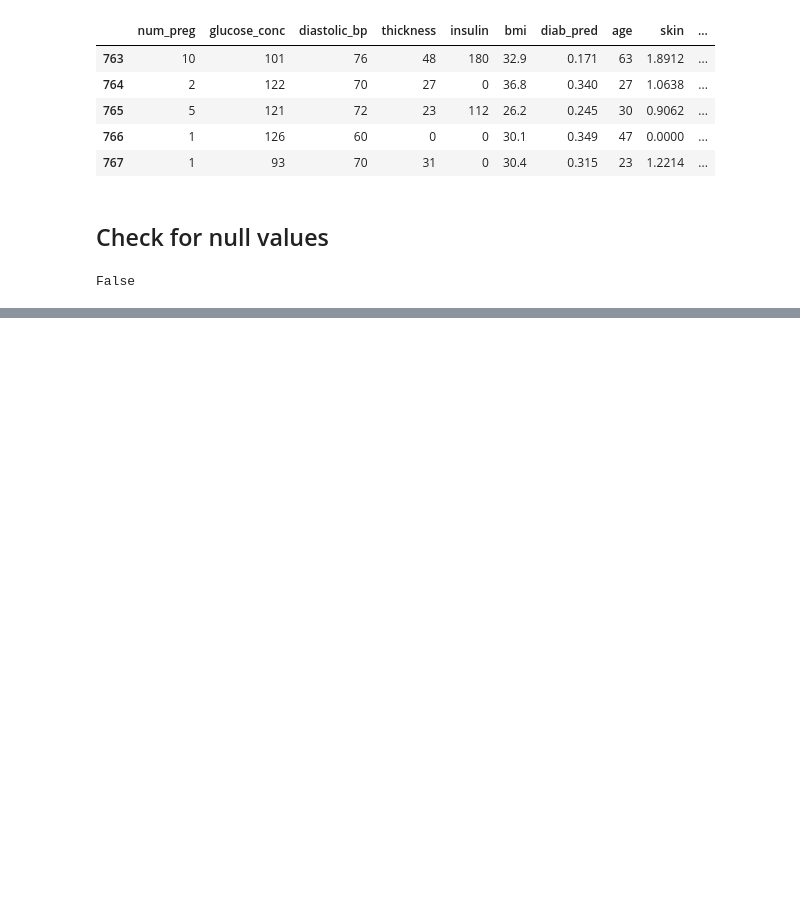
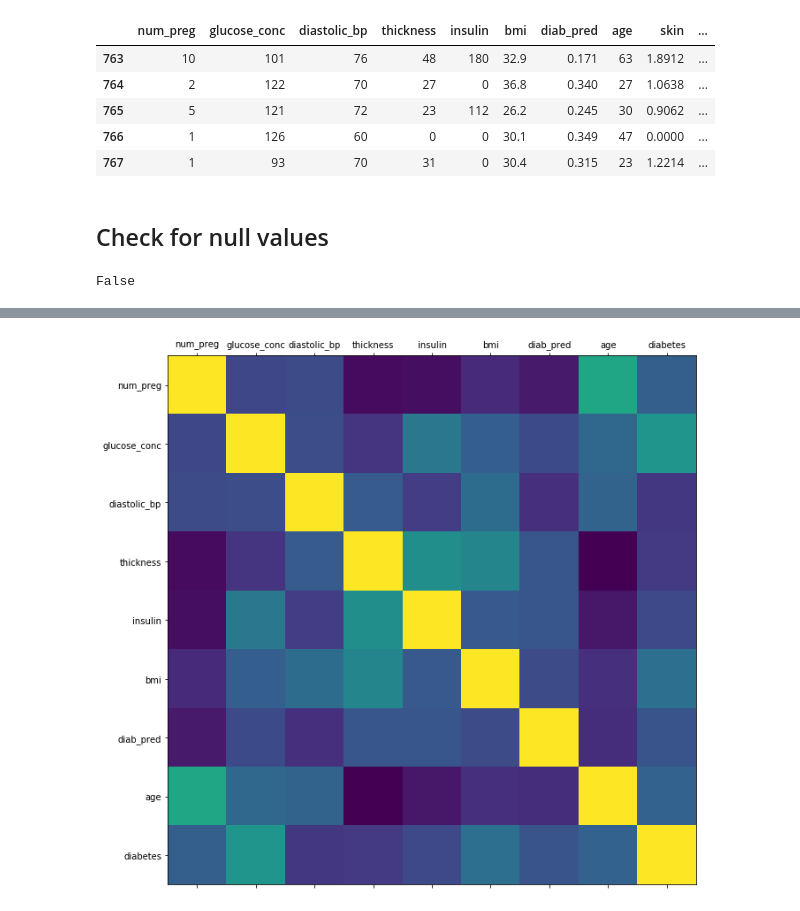
Before and after one commit to chen2584/first-jupyter-notebook, a Jupyter notebook: Pima-Prediction.ipynb, the cells around one changed output, grey strips where cells are left out. Saved outputs shown, nothing was run; the diff lists cells and outputs as text; code cells hidden in the pictures; blank space fills up the shorter version.

```diff
--- a/Pima-Prediction.ipynb
+++ b/Pima-Prediction.ipynb
@@ -41,0 +101,4 @@ False
+# %%
+plot_corr(df)
+# %% [output]
+[figure, added]
```
Also changed, not shown: parts of 15 cells of this notebook.
